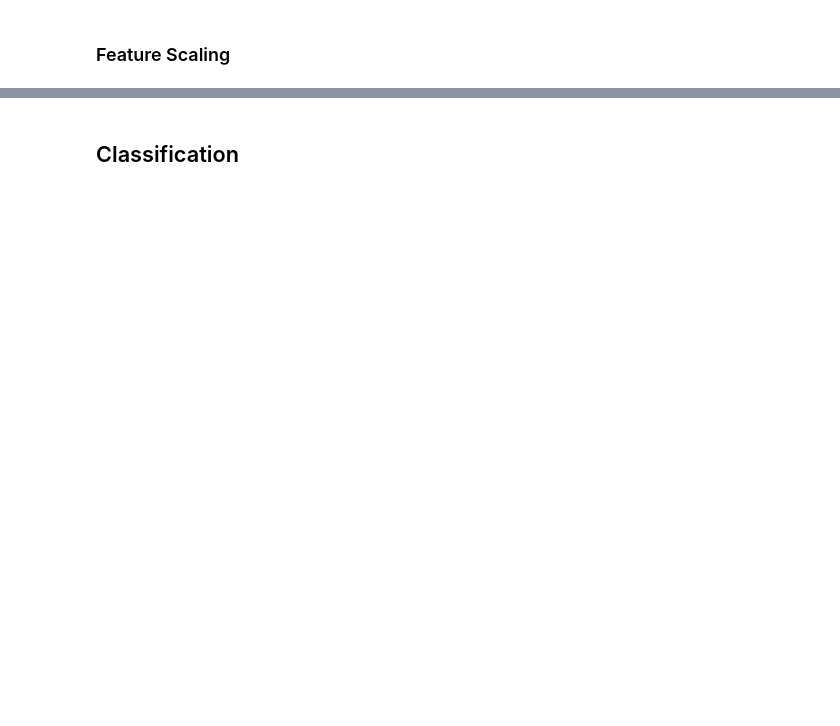
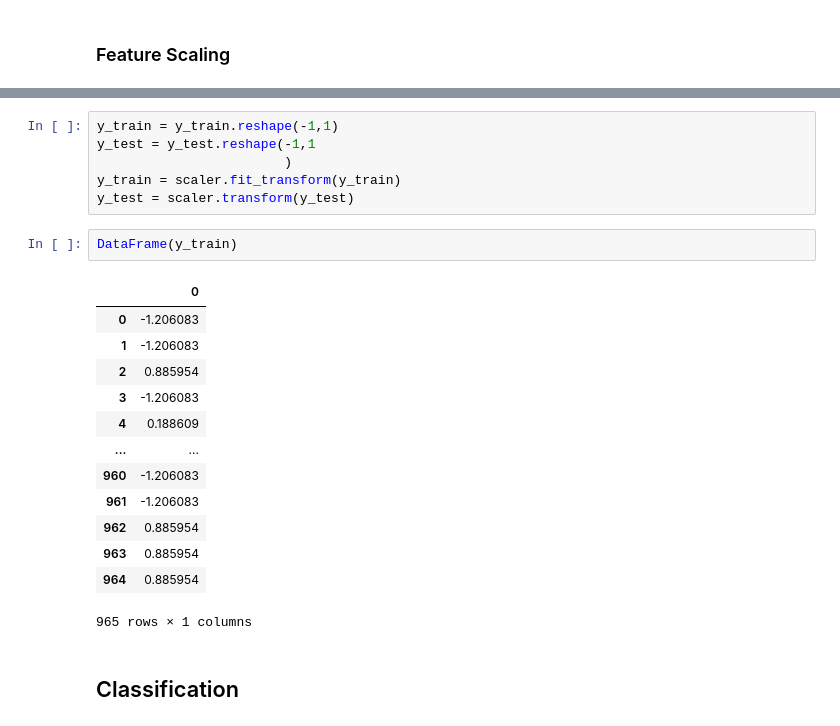
Before and after one commit to yousefmrashad/housing-classification, a Jupyter notebook: mining.ipynb, the cells around one changed output, grey strips where cells are left out. Saved outputs shown, nothing was run; the diff lists cells and outputs as text; blank space fills up the shorter version.

```diff
--- a/mining.ipynb
+++ b/mining.ipynb
@@ -240,2 +290,24 @@ X_selected.head(20)
+# %%
+y_train = y_train.reshape(-1,1)
+y_test = y_test.reshape(-1,1
+                        )
+y_train = scaler.fit_transform(y_train)
+y_test = scaler.transform(y_test)
+# %%
+DataFrame(y_train)
+# %% [output]
+|  | 0 |
+| 0 | -1.206083 |
+| 1 | -1.206083 |
+| 2 | 0.885954 |
+| 3 | -1.206083 |
+| 4 | 0.188609 |
+| ... | ... |
+| 960 | -1.206083 |
+| 961 | -1.206083 |
+| 962 | 0.885954 |
+| 963 | 0.885954 |
+| 964 | 0.885954 |
+965 rows × 1 columns
 # %% [markdown]
 ## Classification
```
Also changed, not shown: parts of 6 cells of this notebook.
